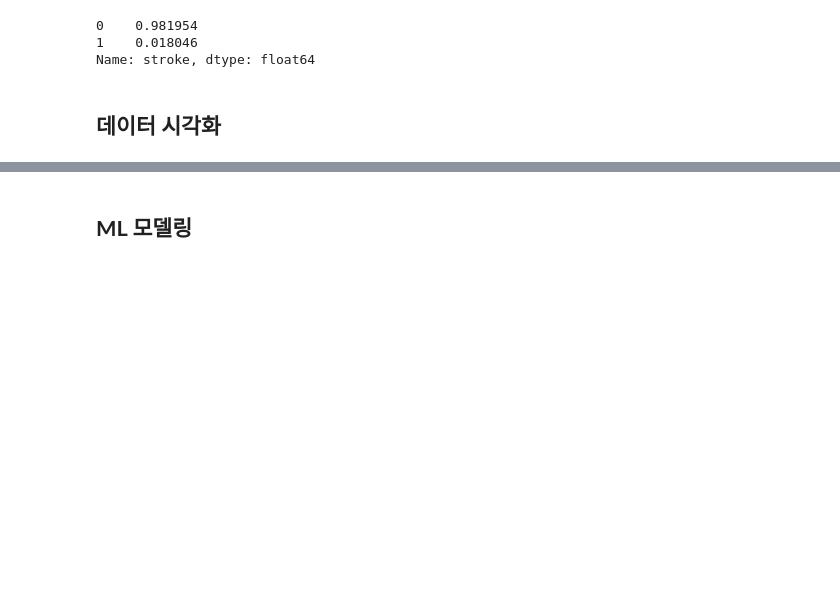
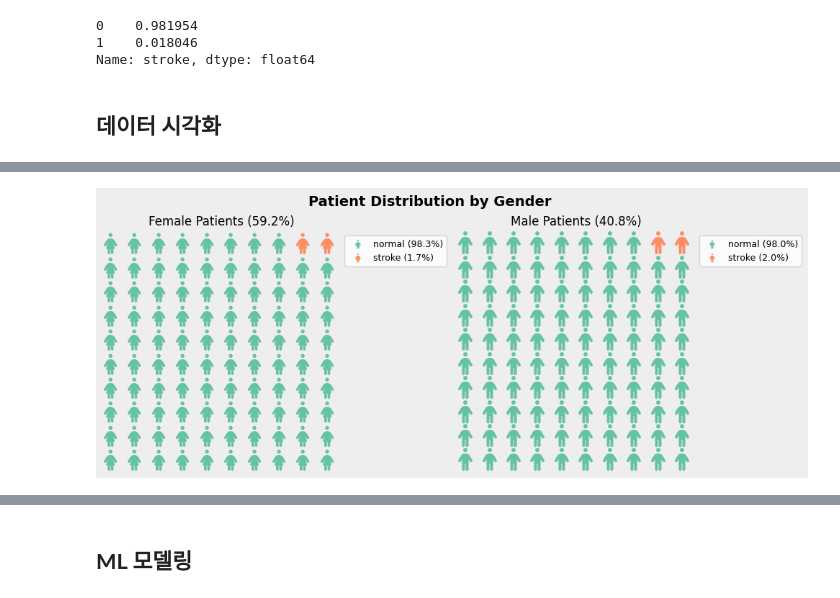
Before and after one commit to jakeryu37/Stroke-Prediction-ML-Model, a Jupyter notebook: Stroke_Prediction_ML_Model.ipynb, the cells around one changed output, grey strips where cells are left out. Cells and saved outputs as stored; diff of their text form; code cells hidden in the pictures; blank space fills up the shorter version.

```diff
--- a/Stroke_Prediction_ML_Model.ipynb
+++ b/Stroke_Prediction_ML_Model.ipynb
@@ -167,0 +280,76 @@ NameError: ignored
+# %%
+from pywaffle import Waffle
+
+df_sub = df.groupby('stroke')['gender'].value_counts().copy()
+
+#Glance of gender data:
+    # stroke  gender
+    # 0       Female    25234
+    #         Male      17372
+    # 1       Female      431
+    #         Male        352
+
+female_total = df['gender'].value_counts()[0]
+male_total = df['gender'].value_counts()[1]
+
+total = female_total + male_total
+
+female_stroke = round(df_sub[1][0] / female_total * 100, 1)
+male_stroke = round(df_sub[1][1] / male_total * 100, 1)
+female_normal = round(df_sub[0][0] / female_total * 100, 1)
+male_normal = round(df_sub[0][1] / male_total * 100, 1)
+
+female_per = round(female_total / total * 100, 1)
+male_per = round(male_total / total * 100, 1)
+
+
+fig = plt.figure(
+    FigureClass=Waffle,
+    rows=10,
+    figsize=(10, 10),
+
+    plots={
+        121: {
+        'values':[female_normal, female_stroke],
+        'icons':'female',
+        'vertical':True,
+        'icon_size':21,
+        'icon_legend':True,
+        'legend':{
+            'labels':[f'normal ({female_normal}%)', f'stroke ({female_stroke}%)'],
+            'loc':'upper left',
+            'bbox_to_anchor':(1,1),
+            'fontsize':9
+            },
+        'title':{
+            'label':f'Female Patients ({female_per}%)',
+            'loc':'center',
+            'fontsize':12
+            }
+        },
+
+        122: {
+        'values':[male_normal, male_stroke],
+        'icons':'male',
+        'vertical':True,
+        'icon_size':23,
+        'icon_legend':True,
+        'legend':{
+            'labels':[f'normal ({male_normal}%)', f'stroke ({male_stroke}%)'],
+            'loc':'upper left',
+            'bbox_to_anchor':(1,1),
+            'fontsize':9
+            },
+        'title':{
+            'label':f'Male Patients ({male_per}%)',
+            'loc':'center',
+            'fontsize':12
+            }
+        }
+    }
+)
+
+fig.text(.3, .7,'Patient Distribution by Gender', fontsize=14, fontweight='bold')
+fig.set_facecolor('#EEEEEE')
+# %% [output]
+[figure, added]
```
Also changed, not shown: parts of 39 cells of this notebook.
